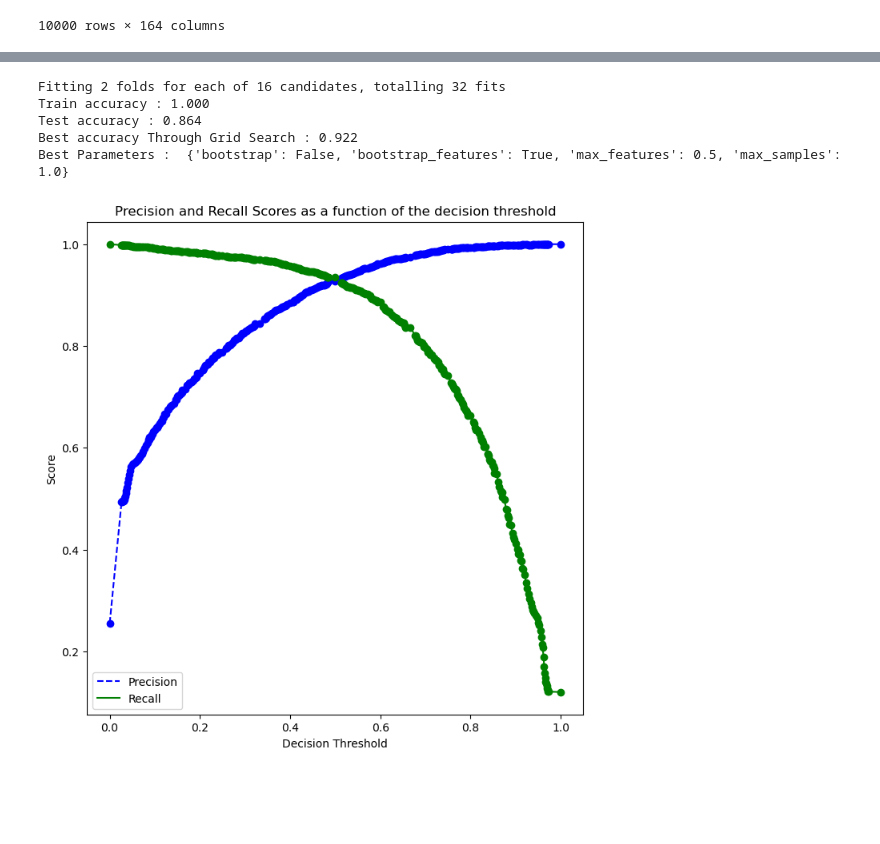
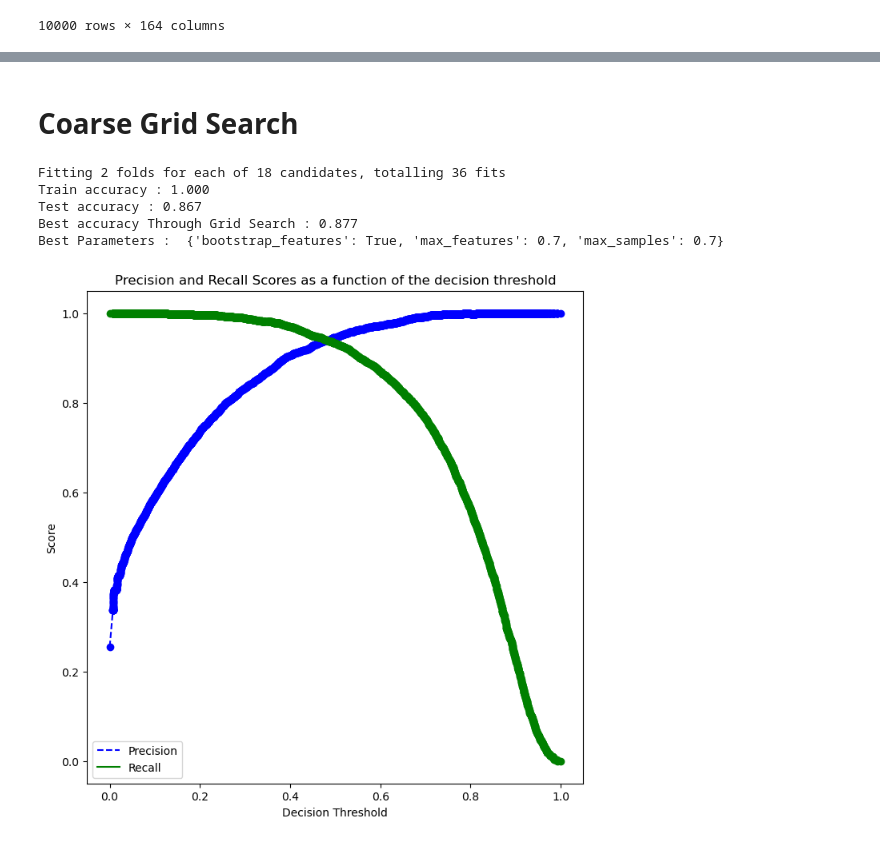
Before and after one commit to LinhNgaNguyen/STAT303-3-Project, a Jupyter notebook: Bagging and RandomForest Models.ipynb, the cells around one changed output, grey strips where cells are left out. Saved outputs shown, nothing was run; the diff lists cells and outputs as text; code cells hidden in the pictures; blank space fills up the shorter version.

Commit message:
updated bagging model
threshold graphs, fine grid search, confusion matrices

```diff
--- a/Bagging and RandomForest Models.ipynb
+++ b/Bagging and RandomForest Models.ipynb
@@ -92,0 +93,2 @@ test_filtered
+# %%
+train_filtered = pd.read_csv('train_clean.csv')
@@ -135,12 +107,13 @@ Recall:  0.8877551020408163
+# %% [markdown]
+# Coarse Grid Search
 # %%
-params = {'max_samples': [0.5,1.0],
-          'max_features': [0.5,1.0],
-          'bootstrap': [True, False],
+params = {'max_samples': [0.3,0.5,0.7],
+          'max_features': [0.3,0.5,0.7],
           'bootstrap_features': [True, False]}
 
 cv = KFold(n_splits=2,shuffle=True,random_state=1)
 bagging_classifier_grid = GridSearchCV(BaggingClassifier(estimator = DecisionTreeClassifier(random_state = 1),
-                                                         n_estimators=250, random_state=1, n_jobs=-1),
+                                                         n_estimators=250, random_state=1, n_jobs=-1, bootstrap=True),
                                        param_grid =params, cv=cv, n_jobs=-1, verbose=1,
                                        scoring = ['accuracy', 'recall'], refit='recall')
 bagging_classifier_grid.fit(X_train, y_train)
@@ -150,20 +123,20 @@ print('Test accuracy : %.3f'%bagging_classifier_grid.best_estimator_.score(X_tes
 print('Best accuracy Through Grid Search : %.3f'%bagging_classifier_grid.best_score_)
 print('Best Parameters : ',bagging_classifier_grid.best_params_)
 # %% [output]
-Fitting 2 folds for each of 16 candidates, totalling 32 fits
+Fitting 2 folds for each of 18 candidates, totalling 36 fits
 Train accuracy : 1.000
-Test accuracy : 0.864
-Best accuracy Through Grid Search : 0.922
-Best Parameters :  {'bootstrap': False, 'bootstrap_features': True, 'max_features': 0.5, 'max_samples': 1.0}
+Test accuracy : 0.867
+Best accuracy Through Grid Search : 0.877
+Best Parameters :  {'bootstrap_features': True, 'max_features': 0.7, 'max_samples': 0.7}
 # %%
 #Bagging the results of 10 decision trees
 opt_bag_model = BaggingClassifier(estimator=DecisionTreeClassifier(random_state=1),
                           n_estimators=250,
                           random_state=1,
-                          max_features=0.5,
-                          max_samples=1.0,
+                          max_features=0.7,
+                          max_samples=0.7,
                           n_jobs=-1,
                           bootstrap=True,
-                          bootstrap_features=False,
+                          bootstrap_features=True,
                                  oob_score=True).fit(X_train, y_train)
 # %%
@@ -171,17 +144,17 @@ ypred = model.predict_proba(X_train)[:,1]
 # %%
-ypred = model.oob_decision_function_[:,1]
+ypred = opt_bag_model.oob_decision_function_[:,1]
 p, r, thresholds = precision_recall_curve(y_train, ypred)
 def plot_precision_recall_vs_threshold(precisions, recalls, thresholds):
     plt.figure(figsize=(8, 8))
     plt.title("Precision and Recall Scores as a function of the decision threshold")
     plt.plot(thresholds, precisions[:-1], "b--", label="Precision")
     plt.plot(thresholds, recalls[:-1], "g-", label="Recall")
     plt.plot(thresholds, precisions[:-1], "o", color = 'blue')
     plt.plot(thresholds, recalls[:-1], "o", color = 'green')
     plt.ylabel("Score")
     plt.xlabel("Decision Threshold")
     plt.legend(loc='best')
     plt.legend()
 plot_precision_recall_vs_threshold(p, r, thresholds)
 # %% [output]
-[figure, old version]
+[figure, new version]
```
Also changed, not shown: parts of 11 cells of this notebook.
